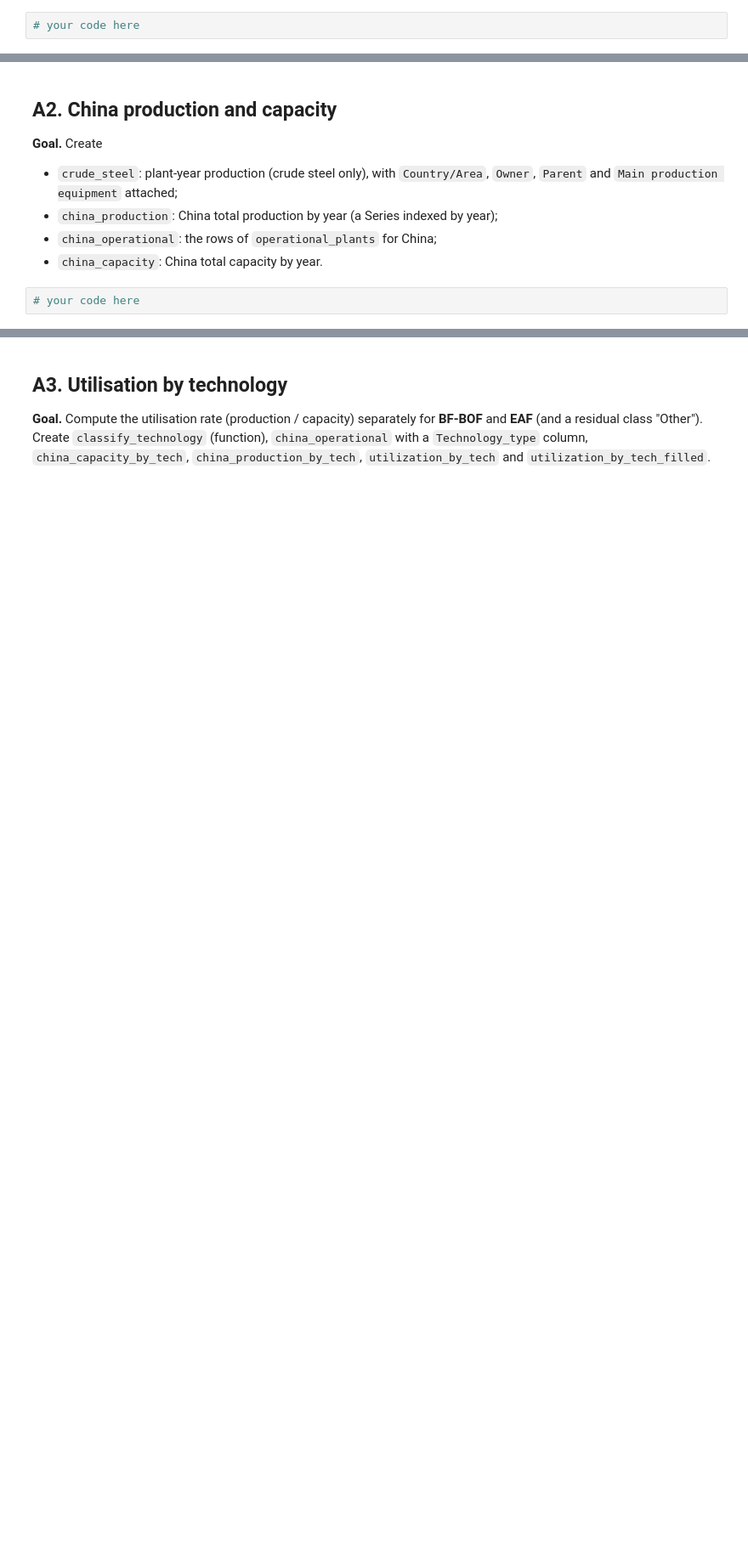
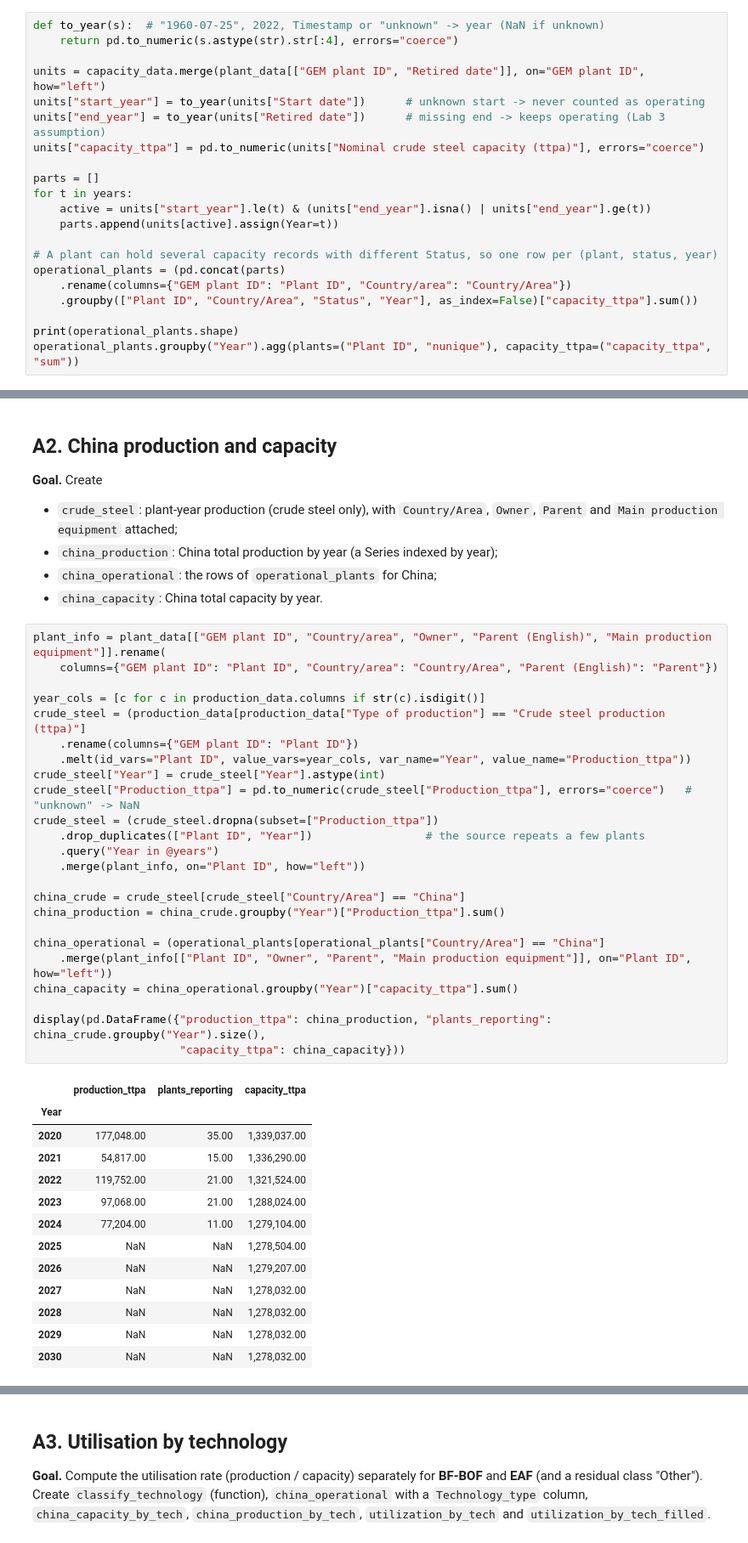
Before and after one commit to Jawadmallat/aidams-lab3-bennjima-gueddas-mallat-sanver-tanaci, a Jupyter notebook: lab3.ipynb, the cells around one changed output, grey strips where cells are left out. Shown at 85% size. Saved outputs shown, nothing was run; the diff lists cells and outputs as text; blank space fills up the shorter version.

```diff
--- a/lab3.ipynb
+++ b/lab3.ipynb
@@ -92,4 +94,23 @@ print(plant_data.shape, capacity_data.shape, production_data.shape)
 **Goal.** Create `operational_plants`: one row per (plant, year) for the years in `years`, with the plant's `Country/Area`, `Status` and nominal crude steel capacity.
 A plant operates in year *t* if `start year <= t <= retired year`. **Assumption (Lab 3):** a missing end date means the plant continues operating.
 # %%
-# your code here
+def to_year(s):  # "1960-07-25", 2022, Timestamp or "unknown" -> year (NaN if unknown)
+    return pd.to_numeric(s.astype(str).str[:4], errors="coerce")
+
+units = capacity_data.merge(plant_data[["GEM plant ID", "Retired date"]], on="GEM plant ID", how="left")
+units["start_year"] = to_year(units["Start date"])      # unknown start -> never counted as operating
+units["end_year"] = to_year(units["Retired date"])      # missing end -> keeps operating (Lab 3 assumption)
+units["capacity_ttpa"] = pd.to_numeric(units["Nominal crude steel capacity (ttpa)"], errors="coerce")
+
+parts = []
+for t in years:
+    active = units["start_year"].le(t) & (units["end_year"].isna() | units["end_year"].ge(t))
+    parts.append(units[active].assign(Year=t))
+
+# A plant can hold several capacity records with different Status, so one row per (plant, status, year)
+operational_plants = (pd.concat(parts)
+    .rename(columns={"GEM plant ID": "Plant ID", "Country/area": "Country/Area"})
+    .groupby(["Plant ID", "Country/Area", "Status", "Year"], as_index=False)["capacity_ttpa"].sum())
+
+print(operational_plants.shape)
+operational_plants.groupby("Year").agg(plants=("Plant ID", "nunique"), capacity_ttpa=("capacity_ttpa", "sum"))
@@ -113,4 +187,40 @@ _(write here)_
 * `china_operational`: the rows of `operational_plants` for China;
 * `china_capacity`: China total capacity by year.
 # %%
-# your code here
+plant_info = plant_data[["GEM plant ID", "Country/area", "Owner", "Parent (English)", "Main production equipment"]].rename(
+    columns={"GEM plant ID": "Plant ID", "Country/area": "Country/Area", "Parent (English)": "Parent"})
+
+year_cols = [c for c in production_data.columns if str(c).isdigit()]
+crude_steel = (production_data[production_data["Type of production"] == "Crude steel production (ttpa)"]
+    .rename(columns={"GEM plant ID": "Plant ID"})
+    .melt(id_vars="Plant ID", value_vars=year_cols, var_name="Year", value_name="Production_ttpa"))
+crude_steel["Year"] = crude_steel["Year"].astype(int)
+crude_steel["Production_ttpa"] = pd.to_numeric(crude_steel["Production_ttpa"], errors="coerce")   # "unknown" -> NaN
+crude_steel = (crude_steel.dropna(subset=["Production_ttpa"])
+    .drop_duplicates(["Plant ID", "Year"])                 # the source repeats a few plants
+    .query("Year in @years")
+    .merge(plant_info, on="Plant ID", how="left"))
+
+china_crude = crude_steel[crude_steel["Country/Area"] == "China"]
+china_production = china_crude.groupby("Year")["Production_ttpa"].sum()
+
+china_operational = (operational_plants[operational_plants["Country/Area"] == "China"]
+    .merge(plant_info[["Plant ID", "Owner", "Parent", "Main production equipment"]], on="Plant ID", how="left"))
+china_capacity = china_operational.groupby("Year")["capacity_ttpa"].sum()
+
+display(pd.DataFrame({"production_ttpa": china_production, "plants_reporting": china_crude.groupby("Year").size(),
+                      "capacity_ttpa": china_capacity}))
+# %% [output]
+|  | production_ttpa | plants_reporting | capacity_ttpa |
+| Year |  |  |  |
+| 2020 | 177,048.00 | 35.00 | 1,339,037.00 |
+| 2021 | 54,817.00 | 15.00 | 1,336,290.00 |
+| 2022 | 119,752.00 | 21.00 | 1,321,524.00 |
+| 2023 | 97,068.00 | 21.00 | 1,288,024.00 |
+| 2024 | 77,204.00 | 11.00 | 1,279,104.00 |
+| 2025 | NaN | NaN | 1,278,504.00 |
+| 2026 | NaN | NaN | 1,279,207.00 |
+| 2027 | NaN | NaN | 1,278,032.00 |
+| 2028 | NaN | NaN | 1,278,032.00 |
+| 2029 | NaN | NaN | 1,278,032.00 |
+| 2030 | NaN | NaN | 1,278,032.00 |
```
Also changed, not shown: parts of 40 cells of this notebook, 1 other file.
